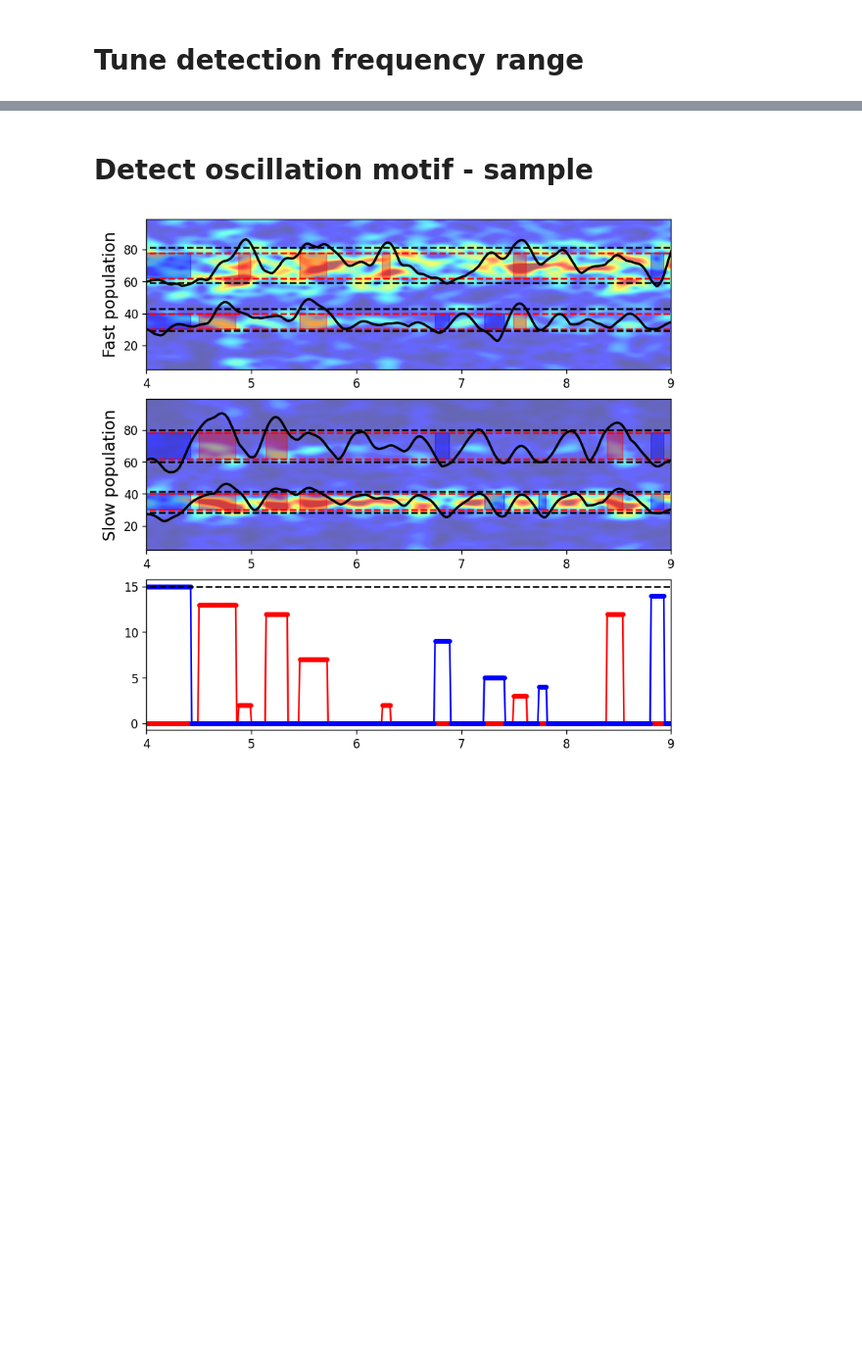
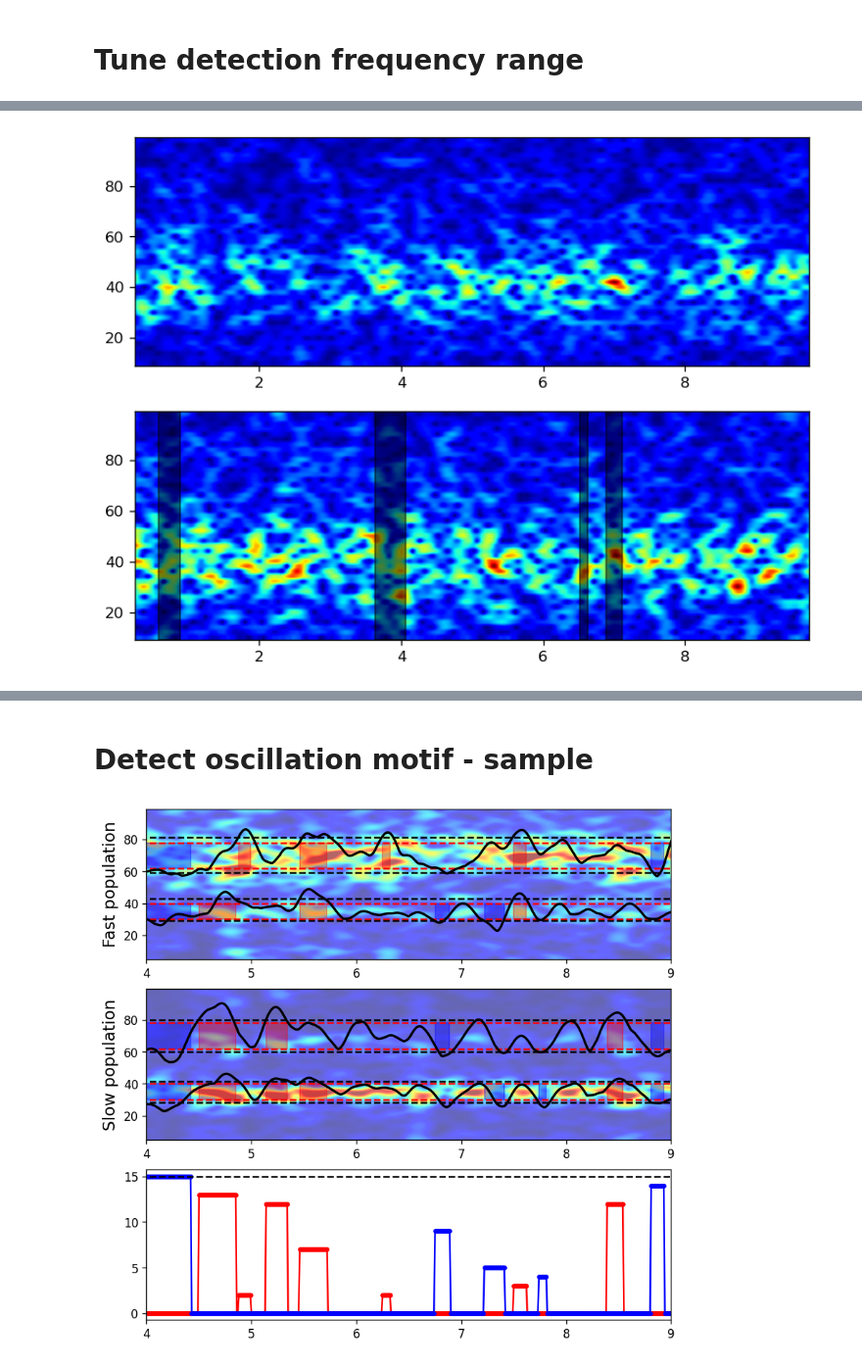
Before and after one commit to jyKim-97/hh_neuralnet, a Jupyter notebook: information_routing/detect_oscillation_motif.ipynb, the cells around one changed output, grey strips where cells are left out. Shown at 98% size. Drawn from its saved outputs; the diff is of its cells as text; code cells hidden in the pictures; blank space fills up the shorter version.

```diff
--- a/information_routing/detect_oscillation_motif.ipynb
+++ b/information_routing/detect_oscillation_motif.ipynb
@@ -76,0 +167,25 @@ plt.show()
+# %%
+fig, axs = plt.subplots(2,1,figsize=(8,6))
+plt.sca(axs[0])
+hhtools.imshow_xy(psd_set[1], x=tpsd, y=fpsd, cmap="jet")
+
+plt.sca(axs[1])
+hhtools.imshow_xy(psd_set[2], x=tpsd, y=fpsd, cmap="jet")
+
+yf = []
+
+yl = plt.ylim()
+for w in [winfo]:
+    for n, tl in w:
+        if n != nitr: continue
+        plt.fill_between(tl, yl[0], yl[1], color='k', alpha=0.5)
+
+        idt = (tpsd >= tl[0]) & (tpsd <= tl[1])
+        yf.append(psd_set[2][:,idt])
+
+
+plt.ylim(yl)
+
+plt.show()
+# %% [output]
+[figure, added]
```
Also changed, not shown: parts of 17 cells of this notebook, 5 other files.
